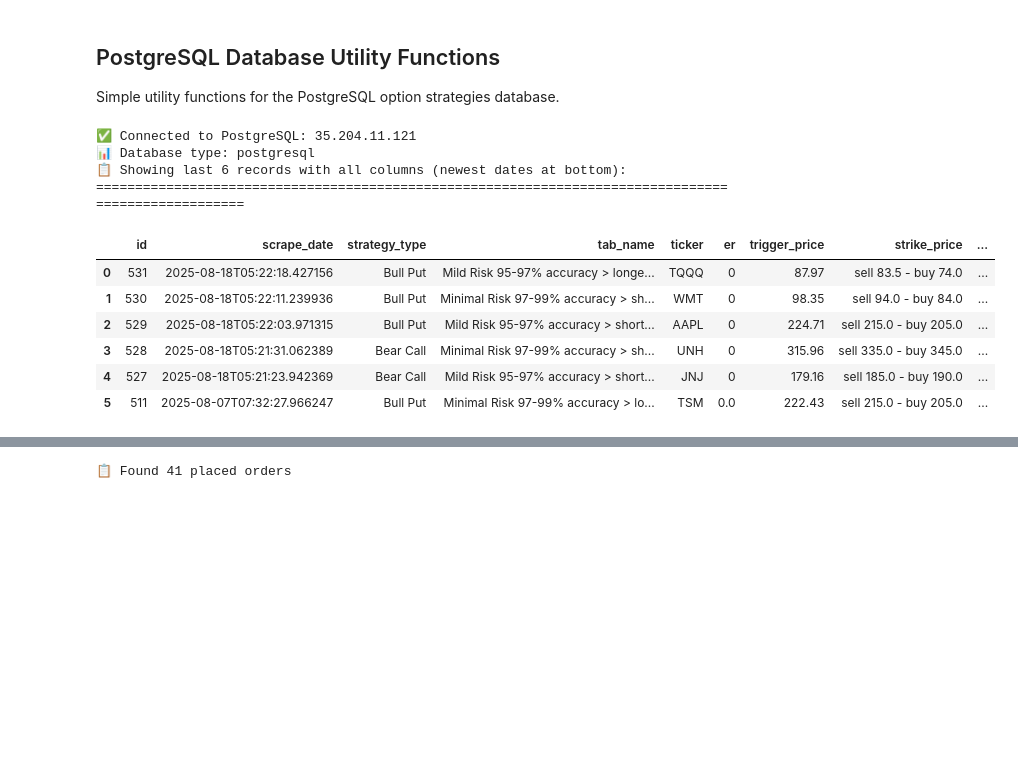
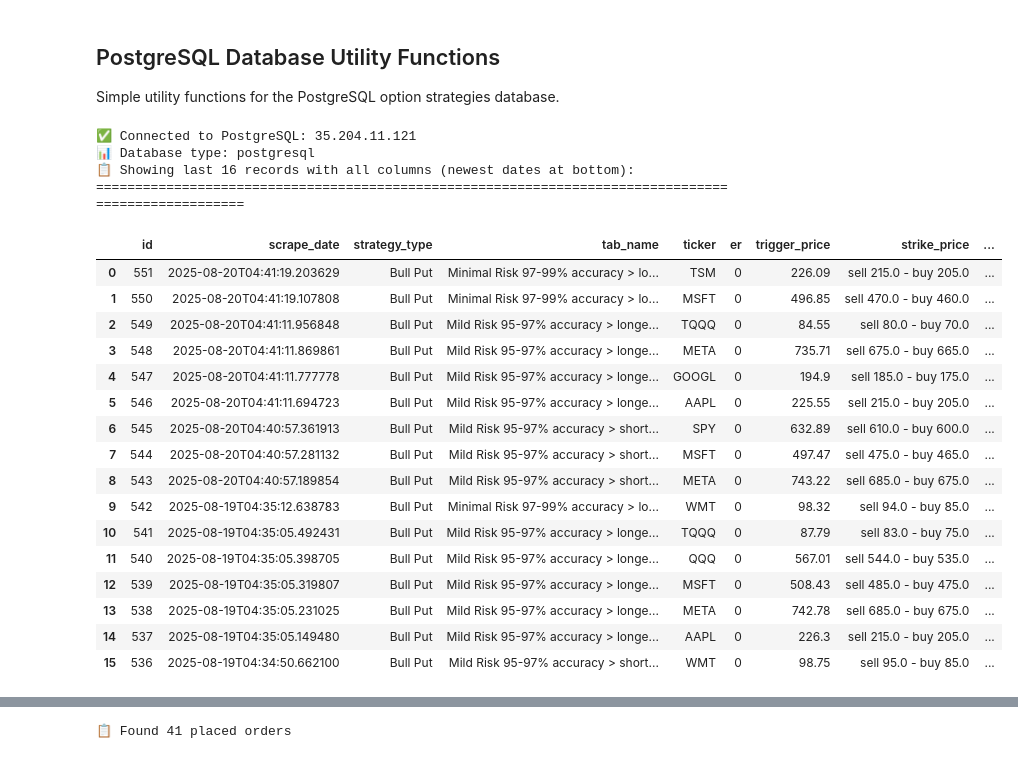
Before and after one commit to cd205/optcom, a Jupyter notebook: database/database_manual_utility_functions.ipynb, the cells around one changed output, grey strips where cells are left out. Saved outputs shown, nothing was run; the diff lists cells and outputs as text; code cells hidden in the pictures; blank space fills up the shorter version.

```diff
--- a/database/database_manual_utility_functions.ipynb
+++ b/database/database_manual_utility_functions.ipynb
@@ -52,39 +52,49 @@ config.pg_config = {
     'password': pg_creds['password']
 }
 
 db = DatabaseConnection(config)
 print(f"✅ Connected to PostgreSQL: {db.config.pg_config['host']}")
 print(f"📊 Database type: {db.config.db_type}")
 
 def get_recent_data(limit=20):
     """Get recent records with valid tickers - newest dates at bottom"""
     query = "SELECT * FROM option_strategies WHERE ticker IS NOT NULL AND ticker != 'None' ORDER BY scrape_date DESC, id ASC LIMIT %s"
     return db.execute_query_df(query, (limit,))
 
 # Fetch and display data
-recent_data = get_recent_data(6)
+recent_data = get_recent_data(16)
 print(f"📋 Showing last {len(recent_data)} records with all columns (newest dates at bottom):")
 
 # Configure pandas display
 pd.set_option('display.max_columns', None)
 pd.set_option('display.width', None)
 pd.set_option('display.max_colwidth', None)
 
 print("="*100)
 display(recent_data)
 print("="*100)
 print(f"✅ Displayed {len(recent_data)} records with {len(recent_data.columns)} columns")
 print(f"📅 Date range: {recent_data['scrape_date'].min()} to {recent_data['scrape_date'].max()}")
 # %% [output]
 ✅ Connected to PostgreSQL: 35.204.11.121
 📊 Database type: postgresql
-📋 Showing last 6 records with all columns (newest dates at bottom):
+📋 Showing last 16 records with all columns (newest dates at bottom):
 ====================================================================================================
 |  | id | scrape_date | strategy_type | tab_name | ticker | er | trigger_price | strike_price | ... |
-| 0 | 531 | 2025-08-18T05:22:18.427156 | Bull Put | Mild Risk 95-97% accuracy > longe... | TQQQ | 0 | 87.97 | sell 83.5 - buy 74.0 | ... |
-| 1 | 530 | 2025-08-18T05:22:11.239936 | Bull Put | Minimal Risk 97-99% accuracy > sh... | WMT | 0 | 98.35 | sell 94.0 - buy 84.0 | ... |
-| 2 | 529 | 2025-08-18T05:22:03.971315 | Bull Put | Mild Risk 95-97% accuracy > short... | AAPL | 0 | 224.71 | sell 215.0 - buy 205.0 | ... |
-| 3 | 528 | 2025-08-18T05:21:31.062389 | Bear Call | Minimal Risk 97-99% accuracy > sh... | UNH | 0 | 315.96 | sell 335.0 - buy 345.0 | ... |
-| 4 | 527 | 2025-08-18T05:21:23.942369 | Bear Call | Mild Risk 95-97% accuracy > short... | JNJ | 0 | 179.16 | sell 185.0 - buy 190.0 | ... |
-| 5 | 511 | 2025-08-07T07:32:27.966247 | Bull Put | Minimal Risk 97-99% accuracy > lo... | TSM | 0.0 | 222.43 | sell 215.0 - buy 205.0 | ... |
+| 0 | 551 | 2025-08-20T04:41:19.203629 | Bull Put | Minimal Risk 97-99% accuracy > lo... | TSM | 0 | 226.09 | sell 215.0 - buy 205.0 | ... |
+| 1 | 550 | 2025-08-20T04:41:19.107808 | Bull Put | Minimal Risk 97-99% accuracy > lo... | MSFT | 0 | 496.85 | sell 470.0 - buy 460.0 | ... |
+| 2 | 549 | 2025-08-20T04:41:11.956848 | Bull Put | Mild Risk 95-97% accuracy > longe... | TQQQ | 0 | 84.55 | sell 80.0 - buy 70.0 | ... |
+| 3 | 548 | 2025-08-20T04:41:11.869861 | Bull Put | Mild Risk 95-97% accuracy > longe... | META | 0 | 735.71 | sell 675.0 - buy 665.0 | ... |
+| 4 | 547 | 2025-08-20T04:41:11.777778 | Bull Put | Mild Risk 95-97% accuracy > longe... | GOOGL | 0 | 194.9 | sell 185.0 - buy 175.0 | ... |
+| 5 | 546 | 2025-08-20T04:41:11.694723 | Bull Put | Mild Risk 95-97% accuracy > longe... | AAPL | 0 | 225.55 | sell 215.0 - buy 205.0 | ... |
+| 6 | 545 | 2025-08-20T04:40:57.361913 | Bull Put | Mild Risk 95-97% accuracy > short... | SPY | 0 | 632.89 | sell 610.0 - buy 600.0 | ... |
+| 7 | 544 | 2025-08-20T04:40:57.281132 | Bull Put | Mild Risk 95-97% accuracy > short... | MSFT | 0 | 497.47 | sell 475.0 - buy 465.0 | ... |
+| 8 | 543 | 2025-08-20T04:40:57.189854 | Bull Put | Mild Risk 95-97% accuracy > short... | META | 0 | 743.22 | sell 685.0 - buy 675.0 | ... |
+| 9 | 542 | 2025-08-19T04:35:12.638783 | Bull Put | Minimal Risk 97-99% accuracy > lo... | WMT | 0 | 98.32 | sell 94.0 - buy 85.0 | ... |
+| 10 | 541 | 2025-08-19T04:35:05.492431 | Bull Put | Mild Risk 95-97% accuracy > longe... | TQQQ | 0 | 87.79 | sell 83.0 - buy 75.0 | ... |
+| 11 | 540 | 2025-08-19T04:35:05.398705 | Bull Put | Mild Risk 95-97% accuracy > longe... | QQQ | 0 | 567.01 | sell 544.0 - buy 535.0 | ... |
+| 12 | 539 | 2025-08-19T04:35:05.319807 | Bull Put | Mild Risk 95-97% accuracy > longe... | MSFT | 0 | 508.43 | sell 485.0 - buy 475.0 | ... |
+| 13 | 538 | 2025-08-19T04:35:05.231025 | Bull Put | Mild Risk 95-97% accuracy > longe... | META | 0 | 742.78 | sell 685.0 - buy 675.0 | ... |
+| 14 | 537 | 2025-08-19T04:35:05.149480 | Bull Put | Mild Risk 95-97% accuracy > longe... | AAPL | 0 | 226.3 | sell 215.0 - buy 205.0 | ... |
+| 15 | 536 | 2025-08-19T04:34:50.662100 | Bull Put | Mild Risk 95-97% accuracy > short... | WMT | 0 | 98.75 | sell 95.0 - buy 85.0 | ... |
 ====================================================================================================
```
Also changed, not shown: parts of 2 cells of this notebook, 6 other files.
